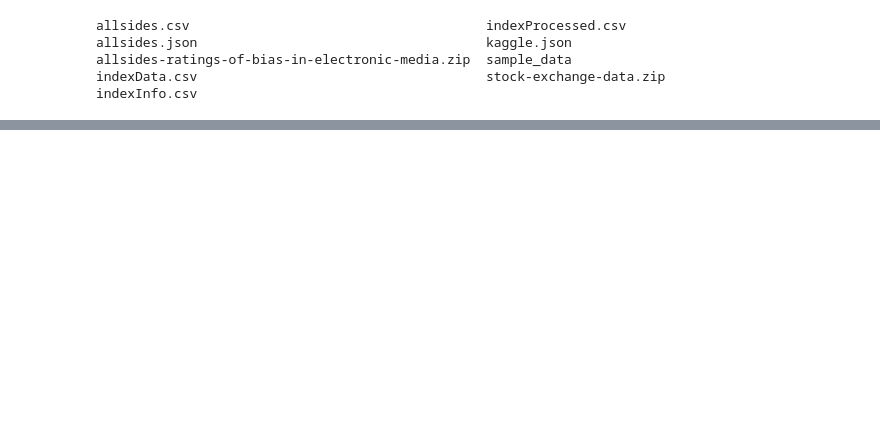
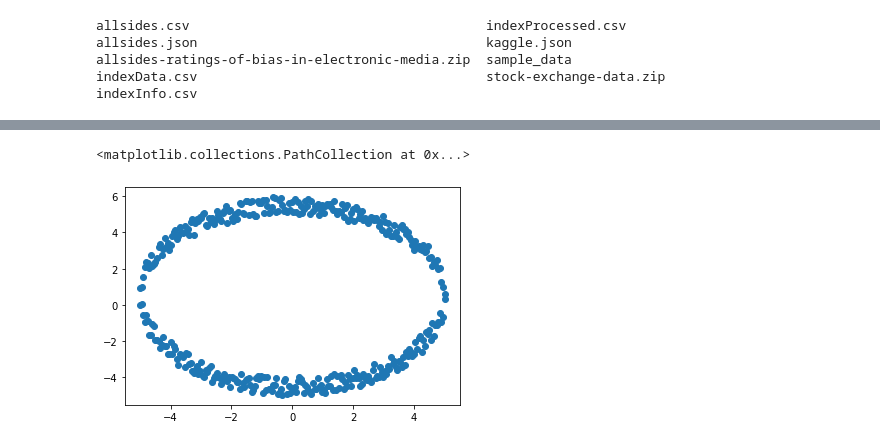
Before and after one commit to SIRI1023/SIRI1023.github.io, a Jupyter notebook: pandas.ipynb, the cells around one changed output, grey strips where cells are left out. Saved outputs shown, nothing was run; the diff lists cells and outputs as text; code cells hidden in the pictures; blank space fills up the shorter version.

```diff
--- a/pandas.ipynb
+++ b/pandas.ipynb
@@ -399,0 +581,27 @@ indexInfo.csv
+# %%
+import numpy as np
+import pandas as pd
+import matplotlib.pyplot as plt
+
+radius = 5
+points = 200
+
+# repeating sequence to store negative y values
+x = np.repeat(np.linspace(-radius,radius,num=points),2)
+
+y = np.zeros(400)
+# generating y array with positive and negative sqrt values
+for n in range(len(x)):
+  if n % 2 == 0:
+    y[n] = (radius**2 - x[n]**2)**0.5       #X^2+Y^2 = R^2 (circle equation )
+  else:
+    y[n] = -((radius**2 - x[n]**2)**0.5)
+
+# Generating random numbers and adding to y
+arr = (np.random.random(400) + y)
+
+# plotting x and arr
+plt.scatter(x,arr)
+# %% [output]
+<matplotlib.collections.PathCollection at 0x...>
+[figure, added]
```
Also changed, not shown: parts of 28 cells of this notebook.
